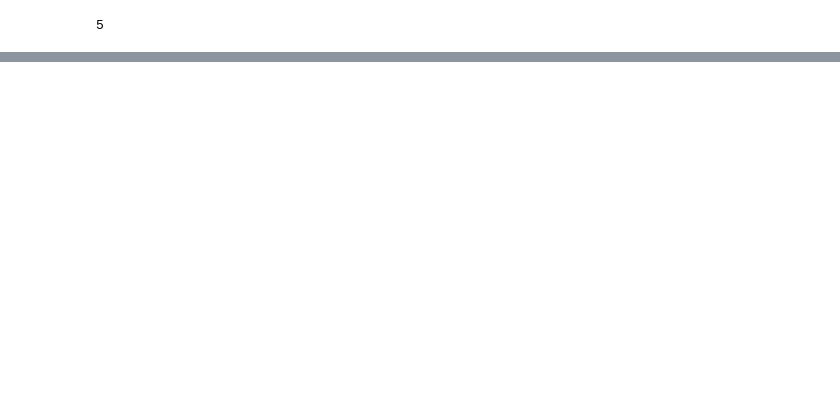
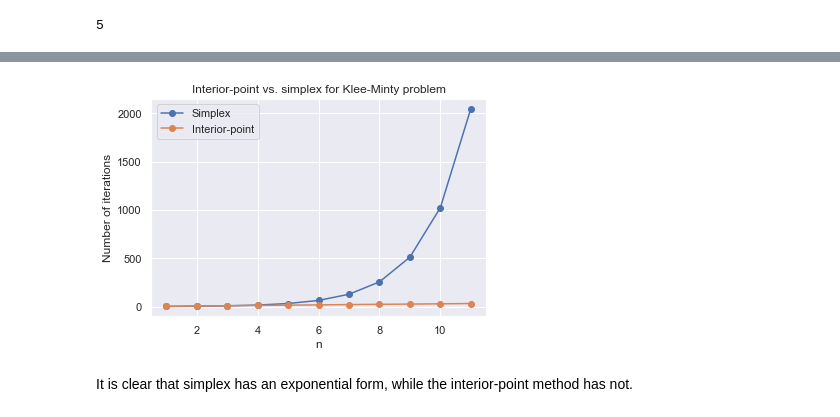
Before and after one commit to lucasresck/linear-and-integer-programming, a Jupyter notebook: notebooks/interior_point_examples.ipynb, the cells around one changed output, grey strips where cells are left out. Drawn from its saved outputs; the diff is of its cells as text; code cells hidden in the pictures; blank space fills up the shorter version.

Commit message:
Finish Klee-Minty analysis

```diff
--- a/notebooks/interior_point_examples.ipynb
+++ b/notebooks/interior_point_examples.ipynb
@@ -266,0 +315,47 @@ fig.show()
+# %%
+def klee_minty_interior_point(n):
+    '''Generate a Klee-Minty problem for n=n, and solve it using interior-point method.'''
+    # Create matrix A
+    constraints = []
+    b = []
+    for i in range(1, n+1):
+        constraint = np.zeros([1, n])
+        for j in range(1, i-1+1):
+            constraint[0, j-1] = 2*10**(i-j)
+        constraint[0, i-1] = 1
+        constraints.append(constraint)
+        b.append(100**(i-1))
+    tableau = np.vstack(constraints)
+    A = np.hstack([tableau, np.identity(n)])
+    b = np.array(b)
+    c = np.zeros(2*n)
+    for j in range(1, n+1):
+        c[j-1] = 10**(n-j)
+
+    # Create initial solution
+    x = np.zeros(2*n)
+    x[:n] = [1/2*100**i for i in range(n)]
+    x[n:] = b - np.matmul(A, x)
+    y = np.ones(n)*2
+    s = np.matmul(A.transpose(), y) - c
+    method = InteriorPoint(A, initial_point=(x, y, s), sigma=0.2, eps=0.01)
+
+    # Sanity check, to see if it found the solution
+    if (method.solution[0][n-1] - 100**(n-1))/100**(n-1) < 0.01 and np.sum(np.abs(method.solution[0][:n-1])) < 0.1:
+        return method.n_iter
+    return None
+# %%
+x = list(range(1, 12))
+y_1 = [klee_minty_simplex(i) for i in x]
+y_2 = [klee_minty_interior_point(i) for i in x]
+plt.plot(x, y_1, linestyle='-', marker='o', label='Simplex')
+plt.plot(x, y_2, linestyle='-', marker='o', label='Interior-point')
+plt.legend()
+plt.xlabel('n')
+plt.ylabel('Number of iterations')
+plt.title('Interior-point vs. simplex for Klee-Minty problem')
+plt.show()
+# %% [output]
+[figure, added]
+# %% [markdown]
+It is clear that simplex has an exponential form, while the interior-point method has not.
```
Also changed, not shown: parts of 10 cells of this notebook.
